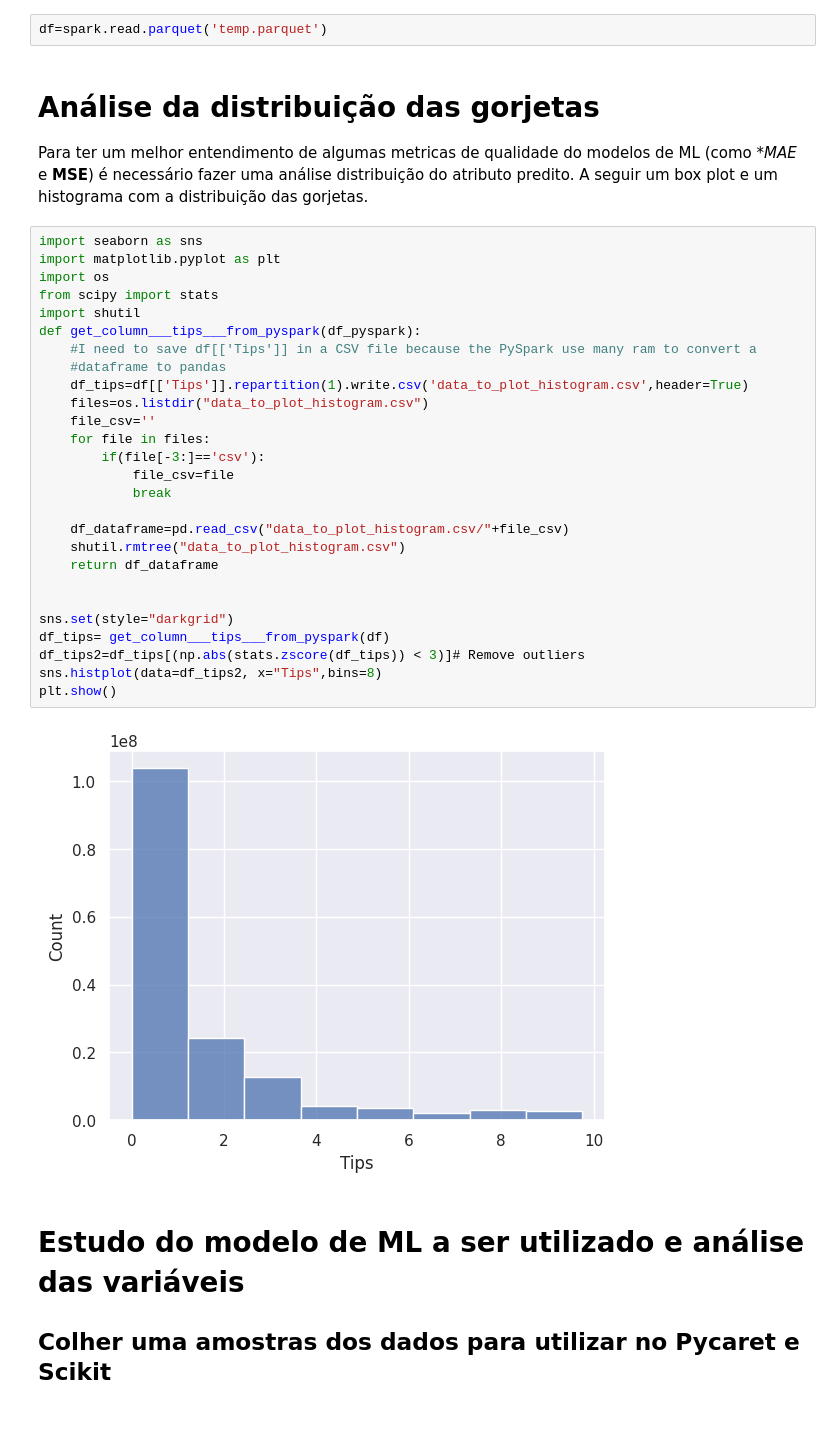
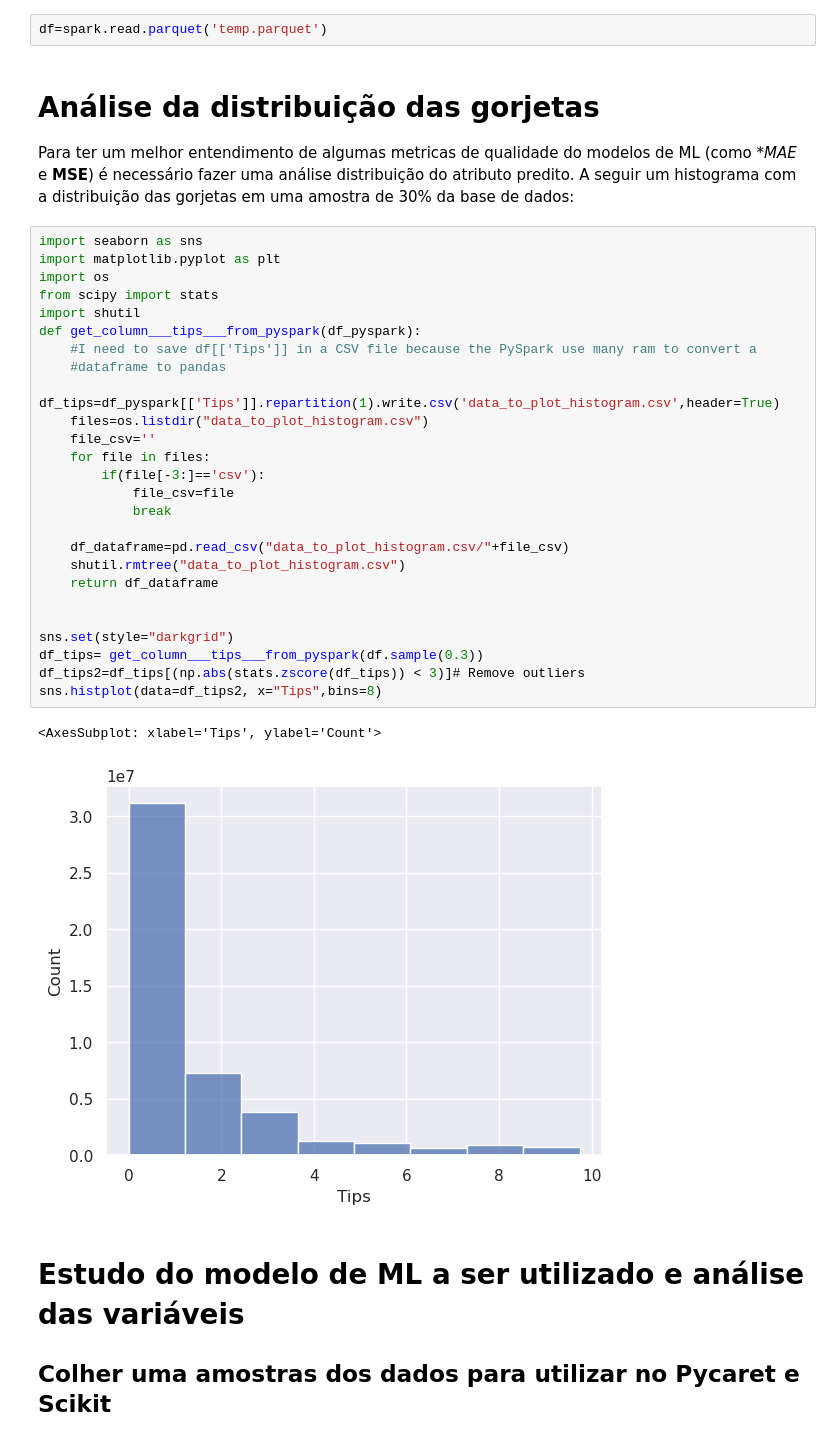
Before and after one commit to AndersonMarco/xanadu0101Files, a Jupyter notebook: spark_ml_taxi_trip_chicago.ipynb, the cells around one changed output. Drawn from its saved outputs; the diff is of its cells as text.

```diff
--- a/spark_ml_taxi_trip_chicago.ipynb
+++ b/spark_ml_taxi_trip_chicago.ipynb
@@ -581,36 +433,36 @@ df.write.parquet('temp.parquet')
 df=spark.read.parquet('temp.parquet')
 # %% [markdown]
 # Análise da distribuição das gorjetas
-Para ter um melhor entendimento de algumas metricas de qualidade do modelos de ML (como **MAE* e **MSE**) é necessário fazer uma análise distribuição do atributo predito. A seguir um box plot e um histograma com a distribuição das gorjetas.
+Para ter um melhor entendimento de algumas metricas de qualidade do modelos de ML (como **MAE* e **MSE**) é necessário fazer uma análise distribuição do atributo predito. A seguir um histograma com a distribuição das gorjetas em uma amostra de 30% da base de dados:
 # %%
 import seaborn as sns
 import matplotlib.pyplot as plt
 import os
 from scipy import stats
 import shutil
 def get_column___tips___from_pyspark(df_pyspark):
     #I need to save df[['Tips']] in a CSV file because the PySpark use many ram to convert a
     #dataframe to pandas
-    df_tips=df[['Tips']].repartition(1).write.csv('data_to_plot_histogram.csv',header=True)
+    df_tips=df_pyspark[['Tips']].repartition(1).write.csv('data_to_plot_histogram.csv',header=True)
     files=os.listdir("data_to_plot_histogram.csv")
     file_csv=''
     for file in files:
         if(file[-3:]=='csv'):
             file_csv=file
             break
 
     df_dataframe=pd.read_csv("data_to_plot_histogram.csv/"+file_csv)
     shutil.rmtree("data_to_plot_histogram.csv")
     return df_dataframe
 
 
 sns.set(style="darkgrid")
-df_tips= get_column___tips___from_pyspark(df)
+df_tips= get_column___tips___from_pyspark(df.sample(0.3))
 df_tips2=df_tips[(np.abs(stats.zscore(df_tips)) < 3)]# Remove outliers
 sns.histplot(data=df_tips2, x="Tips",bins=8)
-plt.show()
 # %% [output]
+<AxesSubplot: xlabel='Tips', ylabel='Count'>
-[figure, old version]
+[figure, new version]
 # %% [markdown]
 # Estudo do modelo de ML a ser utilizado e análise das variáveis
 
```
Also changed, not shown: parts of 18 cells of this notebook.
